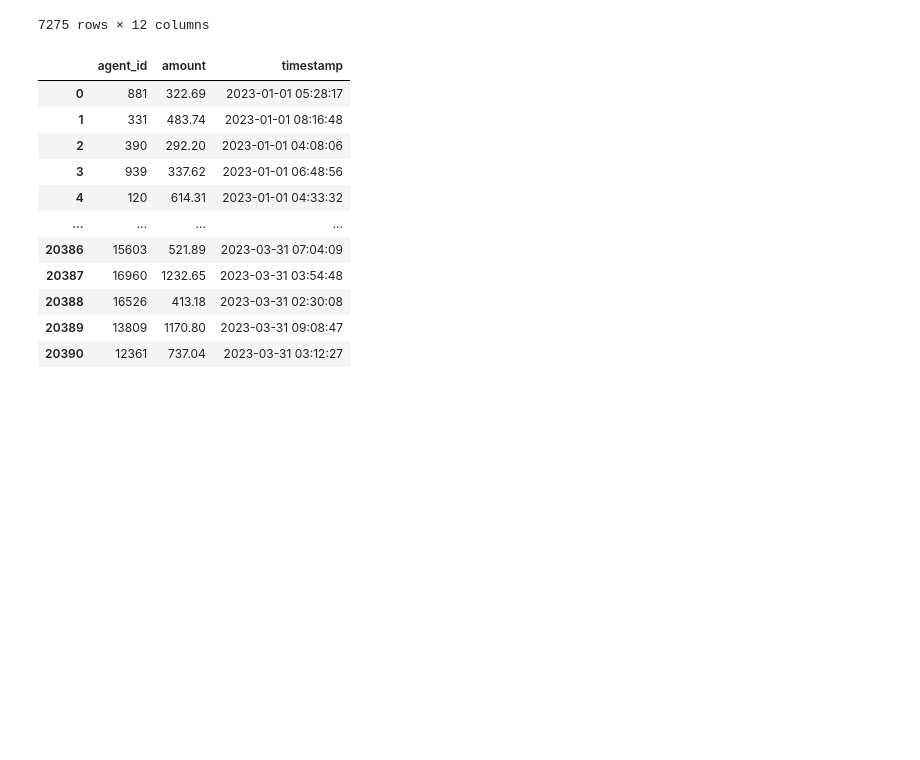
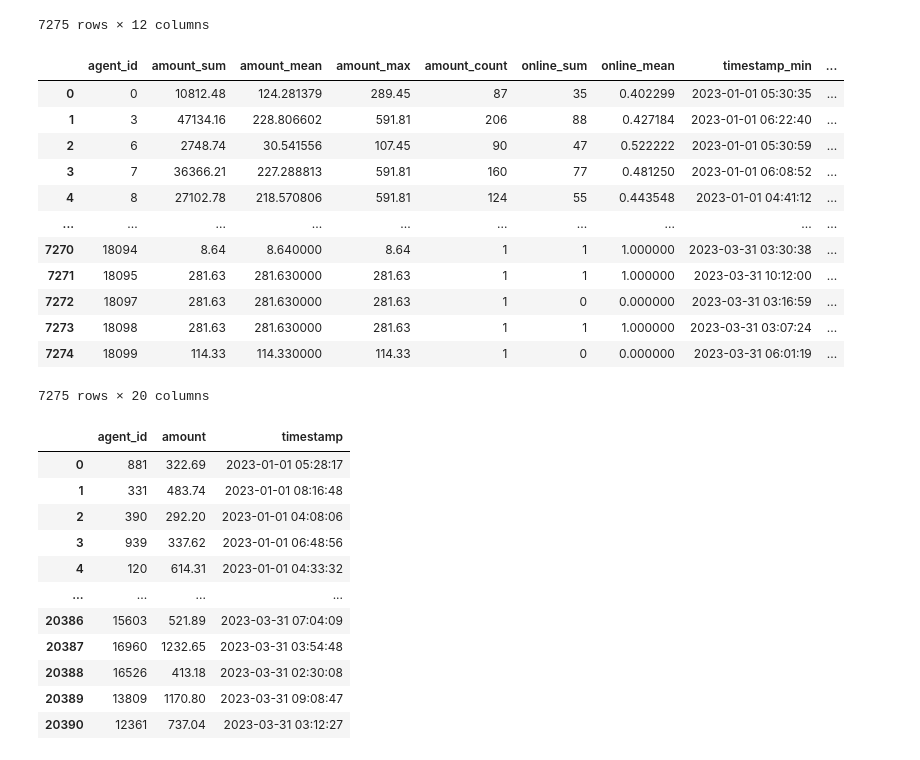
Before and after one commit to mustafa-droid18/Beyond_The_Hack, a Jupyter notebook: Preprocessing.ipynb, the cells around one changed output. Drawn from its saved outputs; the diff is of its cells as text; code cells hidden in the pictures; blank space fills up the shorter version.

Commit message:
Merged all xgboost

```diff
--- a/Preprocessing.ipynb
+++ b/Preprocessing.ipynb
@@ -127,6 +127,53 @@ aggregated_transactions
 | 7273 | 18098 | 281.63 | 281.630000 | 281.63 | 1 | ... |
 | 7274 | 18099 | 114.33 | 114.330000 | 114.33 | 1 | ... |
 7275 rows × 12 columns
+# %%
+transactions_log = pd.get_dummies(transactions_log, columns=['merchant_category'], prefix='', prefix_sep='')
+
+# Now, perform your aggregation as before
+unique_categories = ['Misc', 'Retail', 'Business', 'Clothing', 'Agricultural',
+                        'Contractor', 'Transportation', 'Utility', 'Professional']
+
+# Group by `agent_id` and aggregate other columns
+aggregated_transactions = transactions_log.groupby('agent_id').agg({
+    'amount': ['sum', 'mean', 'max', 'count'],  # Transaction value stats
+    'online': ['sum', 'mean'],  # Total and proportion of online transactions
+    'timestamp': ['min', 'max'],  # Transaction timeline
+}).reset_index()
+
+# Aggregate the merchant category counts (sum the binary columns)
+for category in unique_categories:
+    aggregated_transactions[category] = transactions_log.groupby('agent_id')[category].sum().reset_index(drop=True)
+
+# Flatten multi-level columns in the aggregated DataFrame
+aggregated_transactions.columns = ['_'.join(col).strip('_') if isinstance(col, tuple) else col for col in aggregated_transactions.columns]
+
+# Add custom metrics for `status` outside of the main aggregation
+status_counts = transactions_log.groupby('agent_id')['status'].value_counts().unstack(fill_value=0).reset_index()
+status_counts.rename(columns={'approved': 'approved_count', 'declined': 'declined_count'}, inplace=True)
+
+# Merge the status counts back with the aggregated data
+aggregated_transactions = pd.merge(aggregated_transactions, status_counts, on='agent_id', how='left')
+
+# Drop the `merchant_id` column if it exists (optional, as per your requirement)
+aggregated_transactions = aggregated_transactions.drop(columns=[col for col in aggregated_transactions.columns if 'merchant_id' in col], errors='ignore')
+
+# Display the final aggregated transactions DataFrame
+aggregated_transactions
+# %% [output]
+|  | agent_id | amount_sum | amount_mean | amount_max | amount_count | online_sum | online_mean | timestamp_min | ... |
+| 0 | 0 | 10812.48 | 124.281379 | 289.45 | 87 | 35 | 0.402299 | 2023-01-01 05:30:35 | ... |
+| 1 | 3 | 47134.16 | 228.806602 | 591.81 | 206 | 88 | 0.427184 | 2023-01-01 06:22:40 | ... |
+| 2 | 6 | 2748.74 | 30.541556 | 107.45 | 90 | 47 | 0.522222 | 2023-01-01 05:30:59 | ... |
+| 3 | 7 | 36366.21 | 227.288813 | 591.81 | 160 | 77 | 0.481250 | 2023-01-01 06:08:52 | ... |
+| 4 | 8 | 27102.78 | 218.570806 | 591.81 | 124 | 55 | 0.443548 | 2023-01-01 04:41:12 | ... |
+| ... | ... | ... | ... | ... | ... | ... | ... | ... | ... |
+| 7270 | 18094 | 8.64 | 8.640000 | 8.64 | 1 | 1 | 1.000000 | 2023-03-31 03:30:38 | ... |
+| 7271 | 18095 | 281.63 | 281.630000 | 281.63 | 1 | 1 | 1.000000 | 2023-03-31 10:12:00 | ... |
+| 7272 | 18097 | 281.63 | 281.630000 | 281.63 | 1 | 0 | 0.000000 | 2023-03-31 03:16:59 | ... |
+| 7273 | 18098 | 281.63 | 281.630000 | 281.63 | 1 | 1 | 1.000000 | 2023-03-31 03:07:24 | ... |
+| 7274 | 18099 | 114.33 | 114.330000 | 114.33 | 1 | 0 | 0.000000 | 2023-03-31 06:01:19 | ... |
+7275 rows × 20 columns
 # %%
 payments_log
 # %% [output]
```
Also changed, not shown: parts of 5 cells of this notebook.
